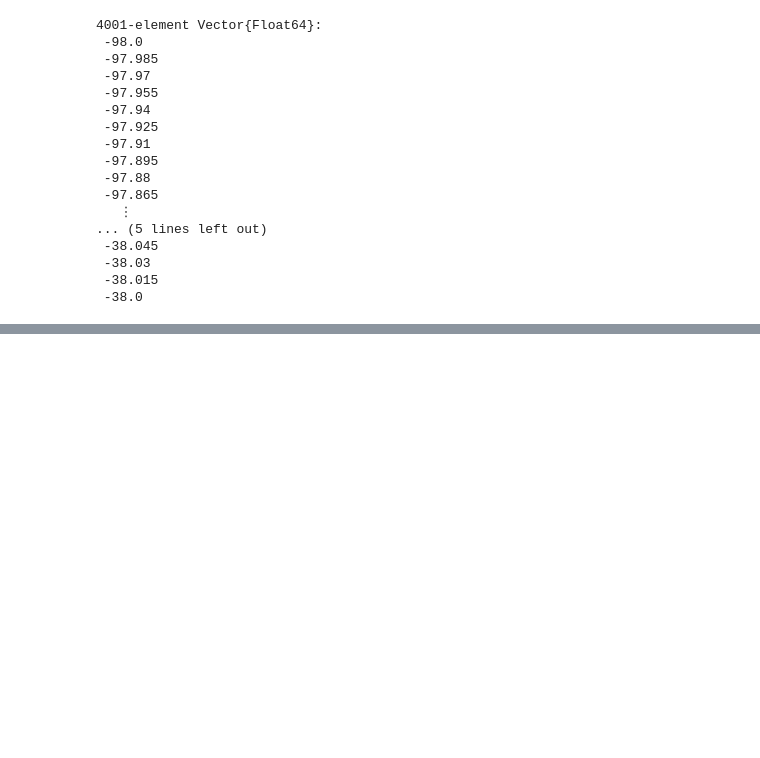
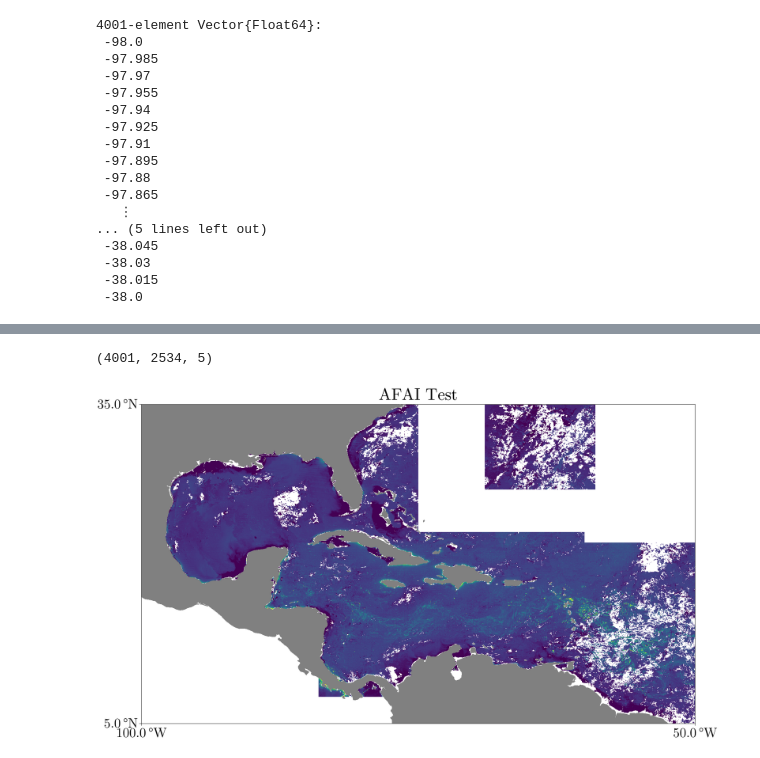
Before and after one commit to 70Gage70/SargassumFromAFAI.jl, a Jupyter notebook: 7day-0.015degree/afai.ipynb, the cells around one changed output, grey strips where cells are left out. Cells and saved outputs as stored; diff of their text form; code cells hidden in the pictures; blank space fills up the shorter version.

Commit message:
plot

```diff
--- a/7day-0.015degree/afai.ipynb
+++ b/7day-0.015degree/afai.ipynb
@@ -75,0 +82,13 @@ lon = ncread(raw_filename, "longitude")
+# %%
+afai = ncread(raw_filename, "AFAI");
+size(afai)
+# %% [output]
+(4001, 2534, 5)
+# %%
+fig = default_fig()
+ax = geo_axis(fig[1, 1], title = L"\text{AFAI Test}")
+heatmap!(ax, lon, lat, afai[:,:,1])
+land!(ax)
+fig
+# %% [output]
+[figure, added]
```
Also changed, not shown: parts of 2 cells of this notebook.
